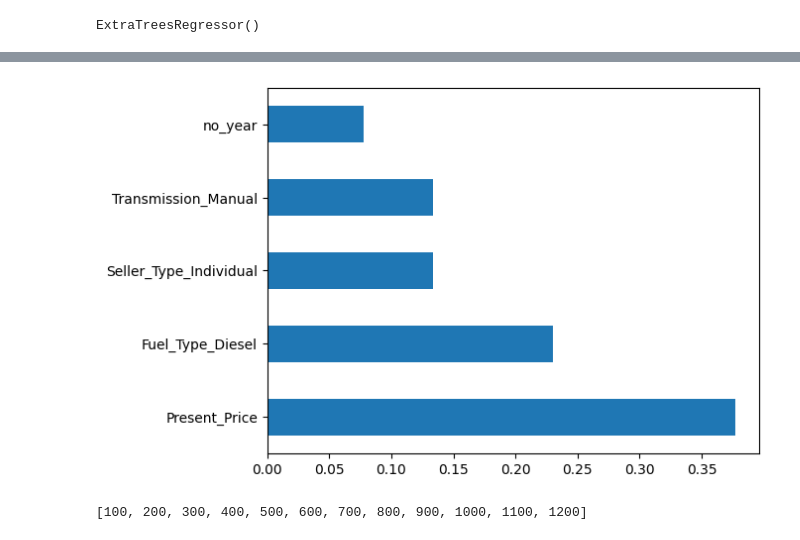
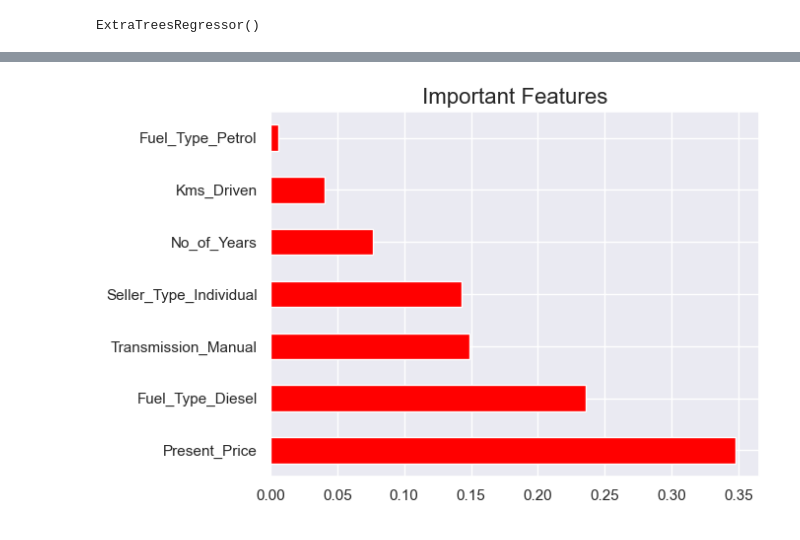
Before and after one commit to sahilgupta028/Car_price_prediction, a Jupyter notebook: Untitled.ipynb, the cells around one changed output, grey strips where cells are left out. Drawn from its saved outputs; the diff is of its cells as text; code cells hidden in the pictures.

```diff
--- a/Untitled.ipynb
+++ b/Untitled.ipynb
@@ -91,0 +132,5 @@ final_dataset.head()
+# %%
+final_df = df.copy()            # Creating copy of created dataframe
+final_df.drop(labels= ['Car_Name','Year', 'Current_Year'], axis= 1, inplace= True)          #droping unnecessary features
+
+final_df.head()
@@ -92,4 +217,4 @@ final_dataset.head()
 # %%
-final_dataset=pd.get_dummies(final_dataset,drop_first=True)
-final_dataset.head()
+final_df = pd.get_dummies(final_df, drop_first=True)
+final_df.head()
 # %% [output]
@@ -158,4 +247,8 @@ g=sns.heatmap(corrmat,annot=True,cmap="RdYlGn")
+# %%
+final_df['Fuel_Type_Diesel'] = final_df['Fuel_Type_Diesel'].astype('int64')
+final_df['Fuel_Type_Petrol'] = final_df['Fuel_Type_Petrol'].astype('int64')
+final_df['Seller_Type_Individual'] = final_df['Seller_Type_Individual'].astype('int64')
+final_df['Transmission_Manual'] = final_df['Transmission_Manual'].astype('int64')
 # %%
-X=final_dataset.iloc[:,1:]
-y=final_dataset.iloc[:,0]
-X['Owner'].unique()
+X = final_df.iloc[:, 1:]            # Feature matrix (independent variables)
+y = final_df.iloc[:, 0]
@@ -194,8 +267,9 @@ print(model.feature_importances_)
 # %%
-feat_importances = pd.Series(model.feature_importances_, index=X.columns)
-feat_importances.nlargest(5).plot(kind='barh')
+imp_feature = pd.Series(model.feature_importances_, index = X.columns)
+imp_feature.nlargest(7).plot(kind = 'barh', color='red')
+plt.title('Important Features', fontsize=16)
 plt.show()
 # %% [output]
-[figure, old version]
+[figure, new version]
 # %%
 from sklearn.model_selection import train_test_split
@@ -205,6 +277,0 @@ regressor=RandomForestRegressor()
-# %%
-import numpy as np
-n_estimators = [int(x) for x in np.linspace(start = 100, stop = 1200, num = 12)]
-print(n_estimators)
-# %% [output]
-[100, 200, 300, 400, 500, 600, 700, 800, 900, 1000, 1100, 1200]
```
Also changed, not shown: parts of 63 cells of this notebook, 4 other files.
